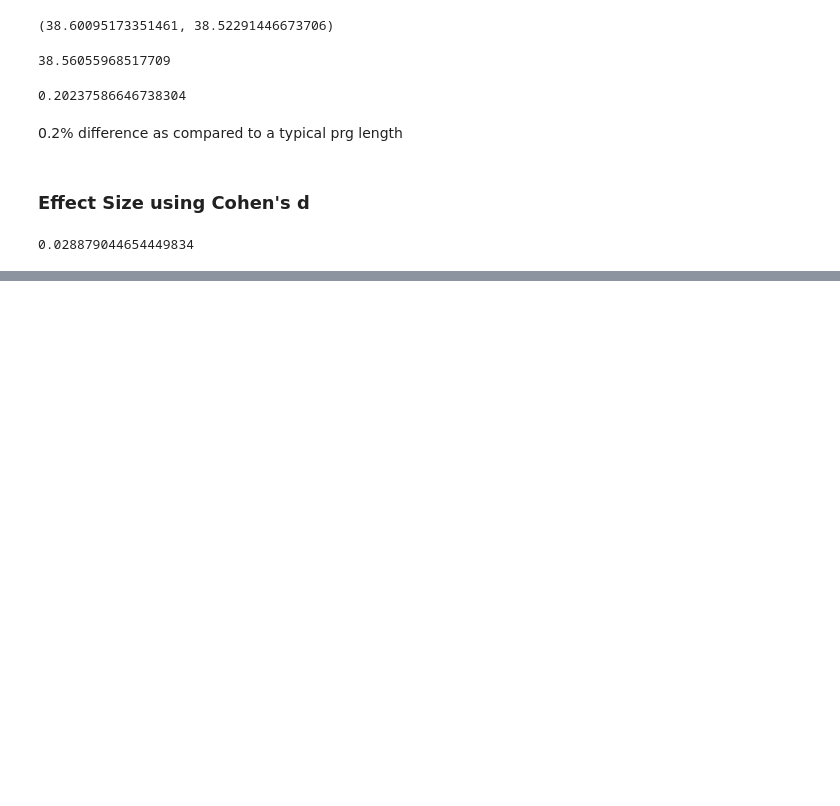
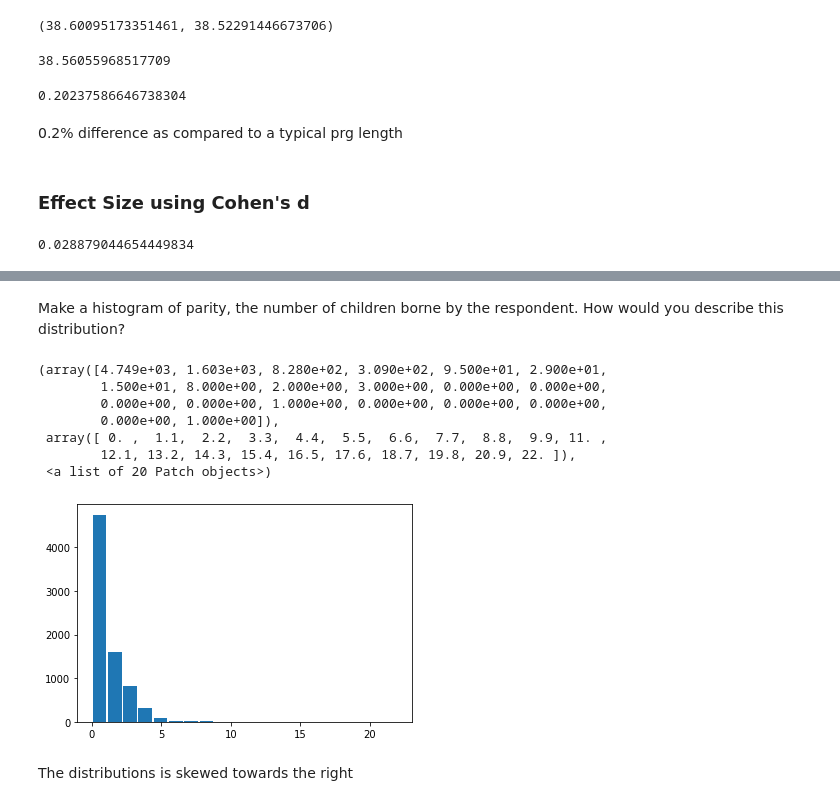
Before and after one commit to sarthakbabbar3/ThinkStats2_MyAnswers, a Jupyter notebook: Chapter-2 Distributions.ipynb, the cells around one changed output, grey strips where cells are left out. Drawn from its saved outputs; the diff is of its cells as text; code cells hidden in the pictures; blank space fills up the shorter version.

```diff
--- a/Chapter-2 Distributions.ipynb
+++ b/Chapter-2 Distributions.ipynb
@@ -186,0 +273,15 @@ cohen_d(firsts.prglngth, others.prglngth)
+# %% [markdown]
+Make a histogram of parity, the number of children borne by the respondent. How would you describe this distribution?
+# %%
+plt.hist(resp.parity,bins=20,rwidth=0.9)
+# %% [output]
+(array([4.749e+03, 1.603e+03, 8.280e+02, 3.090e+02, 9.500e+01, 2.900e+01,
+        1.500e+01, 8.000e+00, 2.000e+00, 3.000e+00, 0.000e+00, 0.000e+00,
+        0.000e+00, 0.000e+00, 1.000e+00, 0.000e+00, 0.000e+00, 0.000e+00,
+        0.000e+00, 1.000e+00]),
+ array([ 0. ,  1.1,  2.2,  3.3,  4.4,  5.5,  6.6,  7.7,  8.8,  9.9, 11. ,
+        12.1, 13.2, 14.3, 15.4, 16.5, 17.6, 18.7, 19.8, 20.9, 22. ]),
+ <a list of 20 Patch objects>)
+[figure, added]
+# %% [markdown]
+The distributions is skewed towards the right
```
Also changed, not shown: parts of 26 cells of this notebook.
